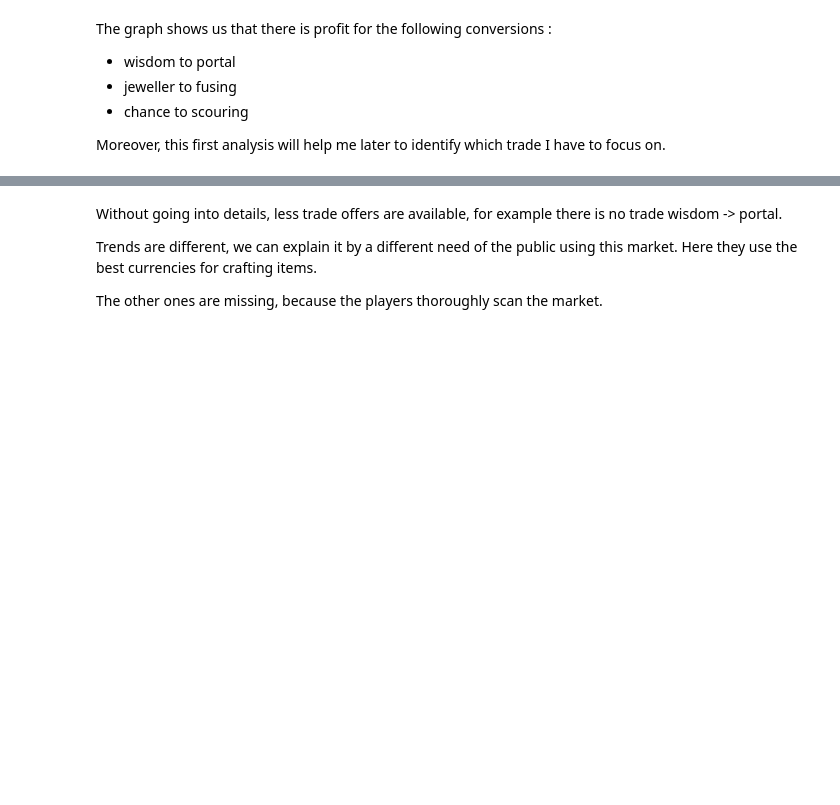
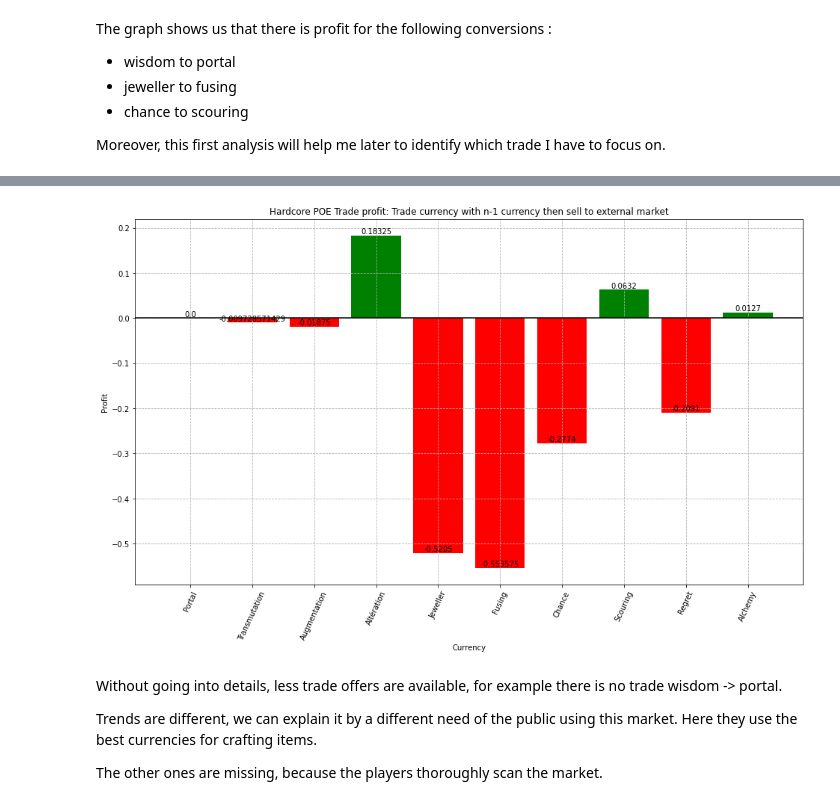
Before and after one commit to kerpa/Metagame_poe_currencies, a Jupyter notebook: POE_metagame_currencies.ipynb, the cells around one changed output, grey strips where cells are left out. Cells and saved outputs as stored; diff of their text form; code cells hidden in the pictures; blank space fills up the shorter version.

Commit message:
Hard rework of the files and use of python. Improvement of the code

```diff
--- a/POE_metagame_currencies.ipynb
+++ b/POE_metagame_currencies.ipynb
@@ -106,3 +139,17 @@ ax2.axhline(y=0)
+# %%
+#plotting the benefits of the hardcore trade
+plt.figure(figsize=(16,9))
+plt.bar(df_hardcore_trade['Currency'], df_hardcore_trade['Profit'], color=(df_hardcore_trade['Profit'] >= 0).map({True: 'g', False: 'r'}), label='Hard-core')
+plt.grid(linestyle='--')
+plt.title('Hardcore POE Trade profit: Trade currency with n-1 currency then sell to external market')
+plt.xlabel('Currency')
+add_label(df_hardcore_trade['Currency'],df_hardcore_trade['Profit'])
+plt.ylabel('Profit')
+plt.xticks(rotation=65)
+plt.axhline(y=0, color='black', linestyle='-')
+plt.show()
+# %% [output]
+[figure, added]
 # %% [markdown]
 Without going into details, less trade offers are available, for example
 there is no trade wisdom -> portal.
```
Also changed, not shown: parts of 23 cells of this notebook, 5 other files.
